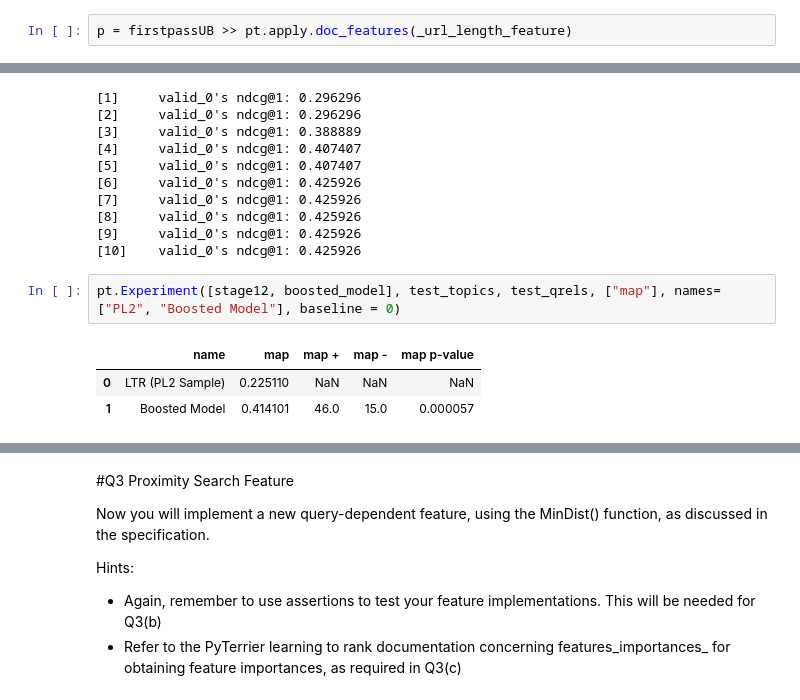
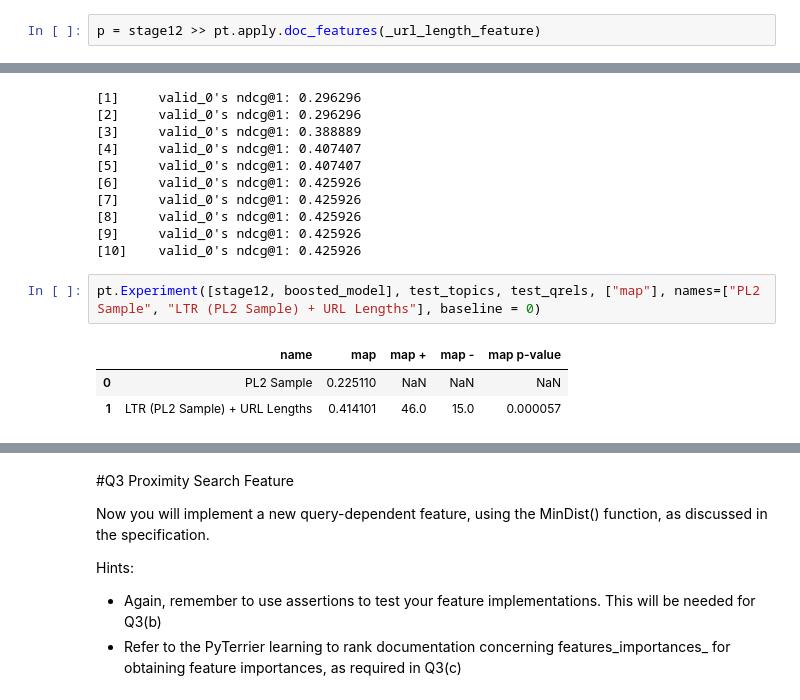
Before and after one commit to podyssea/InformationRetrieval, a Jupyter notebook: InformationRetrievalExercise2_2210049p.ipynb, the cells around one changed output, grey strips where cells are left out. Cells and saved outputs as stored; diff of their text form.

```diff
--- a/InformationRetrievalExercise2_2210049p.ipynb
+++ b/InformationRetrievalExercise2_2210049p.ipynb
@@ -268,7 +252,7 @@ def _url_length_feature(row):
     f1 = len(content)
     return np.array([f1])
 # %%
-p = firstpassUB >> pt.apply.doc_features(_url_length_feature)
+p = stage12 >> pt.apply.doc_features(_url_length_feature)
 # %%
 new_features = firstpassUB >> (p ** stage12)
 # %%
@@ -319,8 +287,8 @@ boosted_model.fit(tr_topics, tr_qrels, va_topics, va_qrels)
 [9]     valid_0's ndcg@1: 0.425926
 [10]    valid_0's ndcg@1: 0.425926
 # %%
-pt.Experiment([stage12, boosted_model], test_topics, test_qrels, ["map"], names=["PL2", "Boosted Model"], baseline = 0)
+pt.Experiment([stage12, boosted_model], test_topics, test_qrels, ["map"], names=["PL2 Sample", "LTR (PL2 Sample) + URL Lengths"], baseline = 0)
 # %% [output]
 |  | name | map | map + | map - | map p-value |
-| 0 | LTR (PL2 Sample) | 0.225110 | NaN | NaN | NaN |
-| 1 | Boosted Model | 0.414101 | 46.0 | 15.0 | 0.000057 |
+| 0 | PL2 Sample | 0.225110 | NaN | NaN | NaN |
+| 1 | LTR (PL2 Sample) + URL Lengths | 0.414101 | 46.0 | 15.0 | 0.000057 |
```
Also changed, not shown: parts of 7 cells of this notebook.
